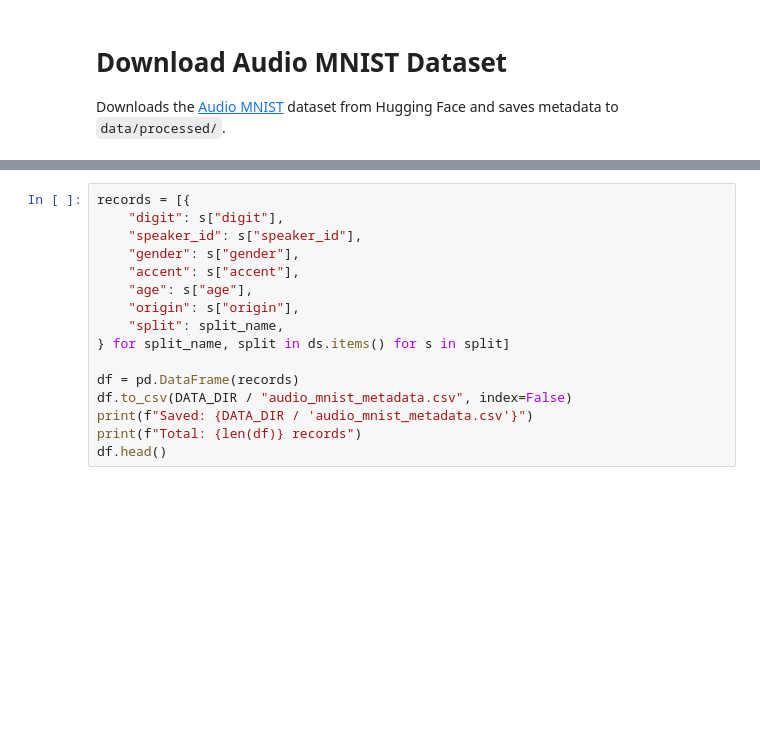
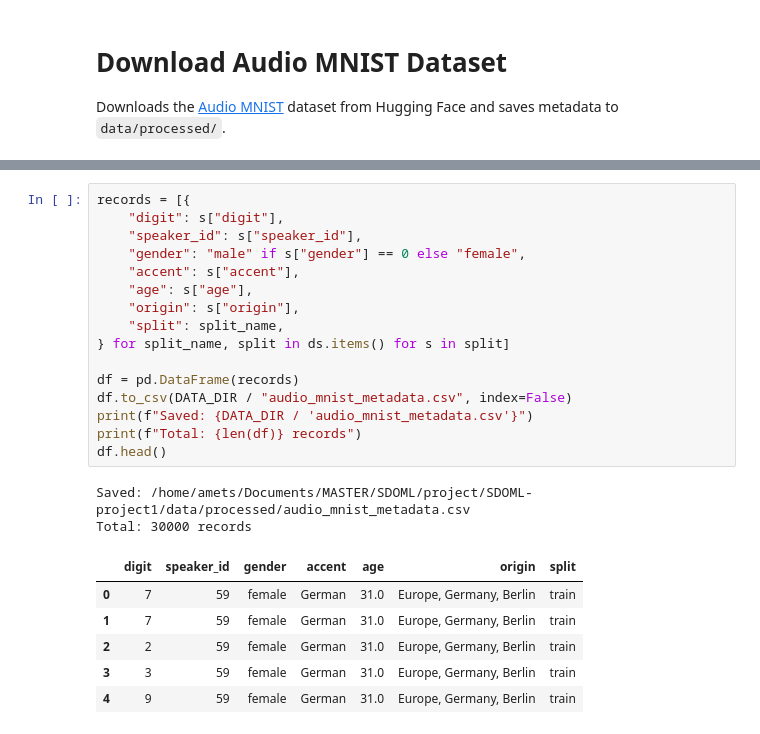
Before and after one commit to AmetsMarti/SDOML-project1, a Jupyter notebook: notebooks/00_download_dataset.ipynb, the cells around one changed output, grey strips where cells are left out. Drawn from its saved outputs; the diff is of its cells as text; blank space fills up the shorter version.

```diff
--- a/notebooks/00_download_dataset.ipynb
+++ b/notebooks/00_download_dataset.ipynb
@@ -20,16 +26,25 @@ print(f"Columns: {ds['train'].column_names}")
 # %%
 records = [{
     "digit": s["digit"],
     "speaker_id": s["speaker_id"],
-    "gender": s["gender"],
+    "gender": "male" if s["gender"] == 0 else "female",
     "accent": s["accent"],
     "age": s["age"],
     "origin": s["origin"],
     "split": split_name,
 } for split_name, split in ds.items() for s in split]
 
 df = pd.DataFrame(records)
 df.to_csv(DATA_DIR / "audio_mnist_metadata.csv", index=False)
 print(f"Saved: {DATA_DIR / 'audio_mnist_metadata.csv'}")
 print(f"Total: {len(df)} records")
 df.head()
+# %% [output]
+Saved: /home/amets/Documents/MASTER/SDOML/project/SDOML-project1/data/processed/audio_mnist_metadata.csv
+Total: 30000 records
+|  | digit | speaker_id | gender | accent | age | origin | split |
+| 0 | 7 | 59 | female | German | 31.0 | Europe, Germany, Berlin | train |
+| 1 | 7 | 59 | female | German | 31.0 | Europe, Germany, Berlin | train |
+| 2 | 2 | 59 | female | German | 31.0 | Europe, Germany, Berlin | train |
+| 3 | 3 | 59 | female | German | 31.0 | Europe, Germany, Berlin | train |
+| 4 | 9 | 59 | female | German | 31.0 | Europe, Germany, Berlin | train |
```
Also changed, not shown: parts of 5 cells of this notebook, 1 other file.
